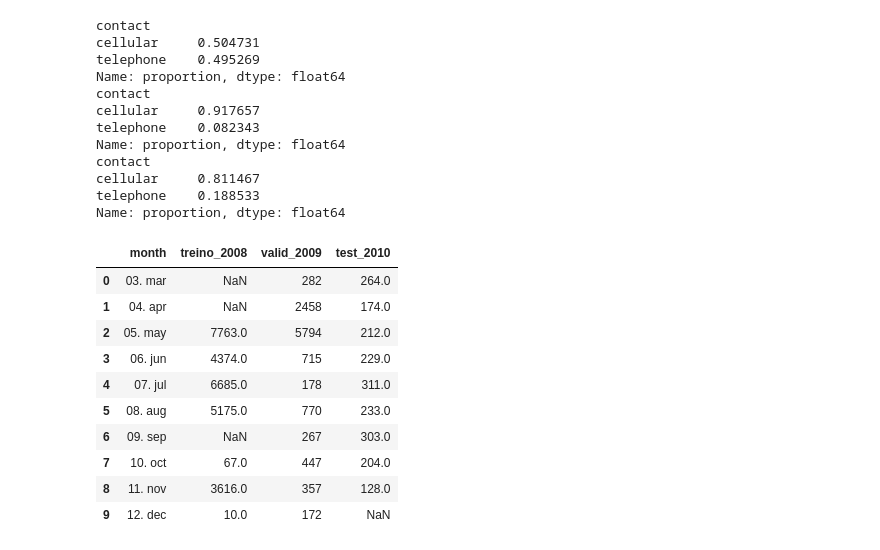
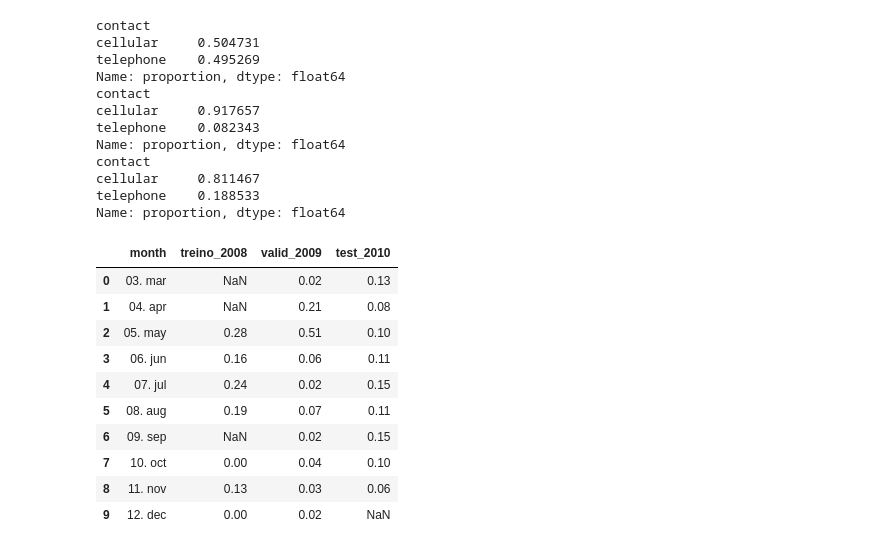
Before and after one commit to leticiafaria7/financial-ml-decisioning, a Jupyter notebook: notebooks/3_model_train.ipynb, the cells around one changed output. Drawn from its saved outputs; the diff is of its cells as text; code cells hidden in the pictures.

```diff
--- a/notebooks/3_model_train.ipynb
+++ b/notebooks/3_model_train.ipynb
@@ -267,18 +281,19 @@ cellular     0.811467
 telephone    0.188533
 Name: proportion, dtype: float64
 # %%
-train[['month']].value_counts().reset_index(name = 'treino_2008')\
-    .merge(valid[['month']].value_counts().reset_index(name = 'valid_2009'), on = 'month', how = 'outer')\
-    .merge(test[['month']].value_counts().reset_index(name = 'test_2010'), on = 'month', how = 'outer')
+with pd.option_context('display.float_format', '{:.2f}'.format):
+    display(train[['month']].value_counts(normalize=True).reset_index(name = 'treino_2008')\
+    .merge(valid[['month']].value_counts(normalize=True).reset_index(name = 'valid_2009'), on = 'month', how = 'outer')\
+    .merge(test[['month']].value_counts(normalize=True).reset_index(name = 'test_2010'), on = 'month', how = 'outer'))
 # %% [output]
 |  | month | treino_2008 | valid_2009 | test_2010 |
-| 0 | 03. mar | NaN | 282 | 264.0 |
-| 1 | 04. apr | NaN | 2458 | 174.0 |
-| 2 | 05. may | 7763.0 | 5794 | 212.0 |
-| 3 | 06. jun | 4374.0 | 715 | 229.0 |
-| 4 | 07. jul | 6685.0 | 178 | 311.0 |
-| 5 | 08. aug | 5175.0 | 770 | 233.0 |
-| 6 | 09. sep | NaN | 267 | 303.0 |
-| 7 | 10. oct | 67.0 | 447 | 204.0 |
-| 8 | 11. nov | 3616.0 | 357 | 128.0 |
-| 9 | 12. dec | 10.0 | 172 | NaN |
+| 0 | 03. mar | NaN | 0.02 | 0.13 |
+| 1 | 04. apr | NaN | 0.21 | 0.08 |
+| 2 | 05. may | 0.28 | 0.51 | 0.10 |
+| 3 | 06. jun | 0.16 | 0.06 | 0.11 |
+| 4 | 07. jul | 0.24 | 0.02 | 0.15 |
+| 5 | 08. aug | 0.19 | 0.07 | 0.11 |
+| 6 | 09. sep | NaN | 0.02 | 0.15 |
+| 7 | 10. oct | 0.00 | 0.04 | 0.10 |
+| 8 | 11. nov | 0.13 | 0.03 | 0.06 |
+| 9 | 12. dec | 0.00 | 0.02 | NaN |
```
Also changed, not shown: parts of 22 cells of this notebook, 16 other files.
